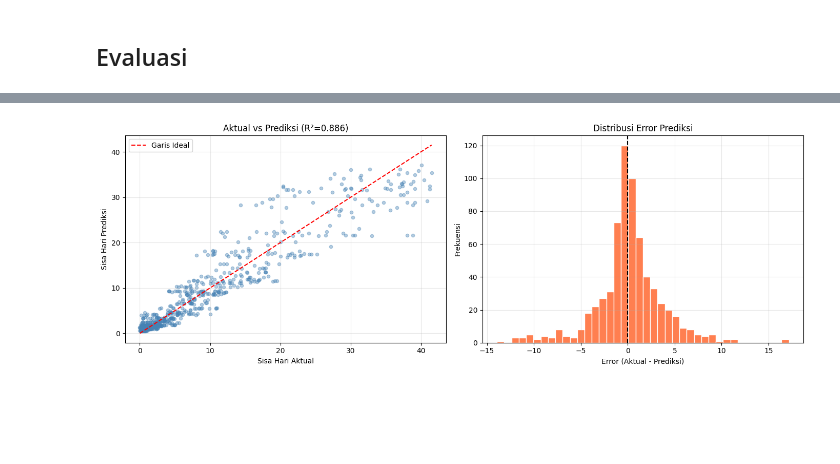
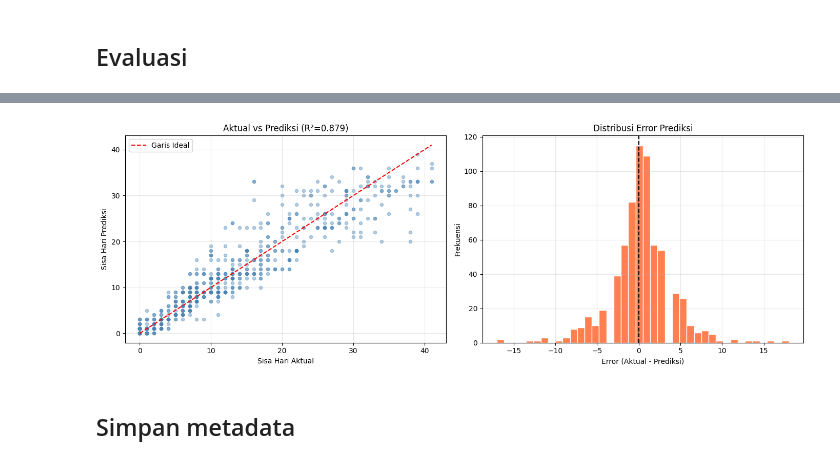
Before and after one commit to wastefy/wastefy-ai-service, a Jupyter notebook: regression_model.ipynb, the cells around one changed output, grey strips where cells are left out. Saved outputs shown, nothing was run; the diff lists cells and outputs as text; code cells hidden in the pictures; blank space fills up the shorter version.

Commit message:
feat: add regression model API for prediction

```diff
--- a/regression_model.ipynb
+++ b/regression_model.ipynb
@@ -138,0 +164,7 @@ Test    : 670 sampel
+# %%
+sample_weights = compute_sample_weight(
+    class_weight="balanced",
+    y=df['label']   # berdasarkan label, bukan nilai sisa_hari
+)
+
+print(f"Weight range: {sample_weights.min():.4f} – {sample_weights.max():.4f}")
@@ -138,0 +175,11 @@ Test    : 670 sampel
+# %%
+X_train, X_temp, y_train, y_temp, sw_train, sw_temp = train_test_split(
+    X_array, y, sample_weights, test_size=0.30, random_state=SEED
+)
+X_val, X_test, y_val, y_test, sw_val, sw_test = train_test_split(
+    X_temp, y_temp, sw_temp, test_size=0.50, random_state=SEED
+)
+
+print(f"Train : {X_train.shape[0]} sampel")
+print(f"Val   : {X_val.shape[0]} sampel")
+print(f"Test  : {X_test.shape[0]} sampel")
@@ -307,23 +357,20 @@ plt.show()
 # %%
 # Load model terbaik (dari checkpoint)
-best_model = keras.models.load_model('model_output/best_model.keras')
+best_model = keras.models.load_model('model.keras')
 
 # Prediksi (float)
 y_pred_raw = best_model.predict(X_test, verbose=0).flatten()
 
-# Clip ke >= 0 (sisa hari tidak mungkin negatif)
-y_pred_float = np.clip(y_pred_raw, 0, None)
-
 # Pembulatan hanya untuk tampilan / inference — TIDAK dipakai untuk menghitung metrik
-y_pred_rounded = np.round(y_pred_float).astype(int)
+y_pred_rounded = np.clip(np.round(y_pred_raw), 0, None).astype(int)
 
 # ── Metrik pada nilai float (lebih akurat) ──
-mae  = mean_absolute_error(y_test, y_pred_float)
-rmse = np.sqrt(mean_squared_error(y_test, y_pred_float))
-r2   = r2_score(y_test, y_pred_float)
+mae  = mean_absolute_error(y_test, y_pred_rounded)
+rmse = np.sqrt(mean_squared_error(y_test, y_pred_rounded))
+r2   = r2_score(y_test, y_pred_rounded)
 
 print('=' * 40)
-print('  EVALUASI TEST SET (nilai float)')
+print('  EVALUASI TEST SET')
 print('=' * 40)
 print(f'  MAE  : {mae:.3f} hari')
 print(f'  RMSE : {rmse:.3f} hari')
@@ -333,9 +380,8 @@ print('=' * 40)
 # ── Perbandingan aktual vs prediksi ──
 results_df = pd.DataFrame({
     'Aktual (hari)': y_test,
-    'Prediksi Float': y_pred_float.round(2),
-    'Prediksi Bulat': y_pred_rounded,
-    'Error': np.abs(y_test - y_pred_float).round(2)
+    'Prediksi': y_pred_rounded,
+    'Error': np.abs(y_test - y_pred_rounded).round(2)
 })
 results_df.head(20)
 # %% [output]
@@ -366,28 +412,29 @@ results_df.head(20)
 # %%
 # ── Plot Aktual vs Prediksi ──
 fig, axes = plt.subplots(1, 2, figsize=(14, 5))
 
 # Scatter plot
-axes[0].scatter(y_test, y_pred_float, alpha=0.4, color='steelblue', s=20)
-max_val = max(y_test.max(), y_pred_float.max())
+axes[0].scatter(y_test, y_pred_rounded, alpha=0.4, color='steelblue', s=20)
+max_val = max(y_test.max(), y_pred_rounded.max())
 axes[0].plot([0, max_val], [0, max_val], 'r--', label='Garis Ideal')
 axes[0].set_xlabel('Sisa Hari Aktual')
 axes[0].set_ylabel('Sisa Hari Prediksi')
 axes[0].set_title(f'Aktual vs Prediksi (R²={r2:.3f})')
 axes[0].legend()
 axes[0].grid(alpha=0.3)
 
 # Distribusi error
-errors = y_test - y_pred_float
+errors = y_test - y_pred_rounded
 axes[1].hist(errors, bins=40, color='coral', edgecolor='white')
 axes[1].axvline(0, color='black', linestyle='--')
 axes[1].set_xlabel('Error (Aktual - Prediksi)')
 axes[1].set_ylabel('Frekuensi')
 axes[1].set_title('Distribusi Error Prediksi')
 axes[1].grid(alpha=0.3)
 
 plt.tight_layout()
-plt.savefig('model_output/evaluasi_prediksi.png', dpi=150)
 plt.show()
 # %% [output]
-[figure, old version]
+[figure, new version]
+# %% [markdown]
+## Simpan metadata
```
Also changed, not shown: parts of 18 cells of this notebook, 3 other files.
